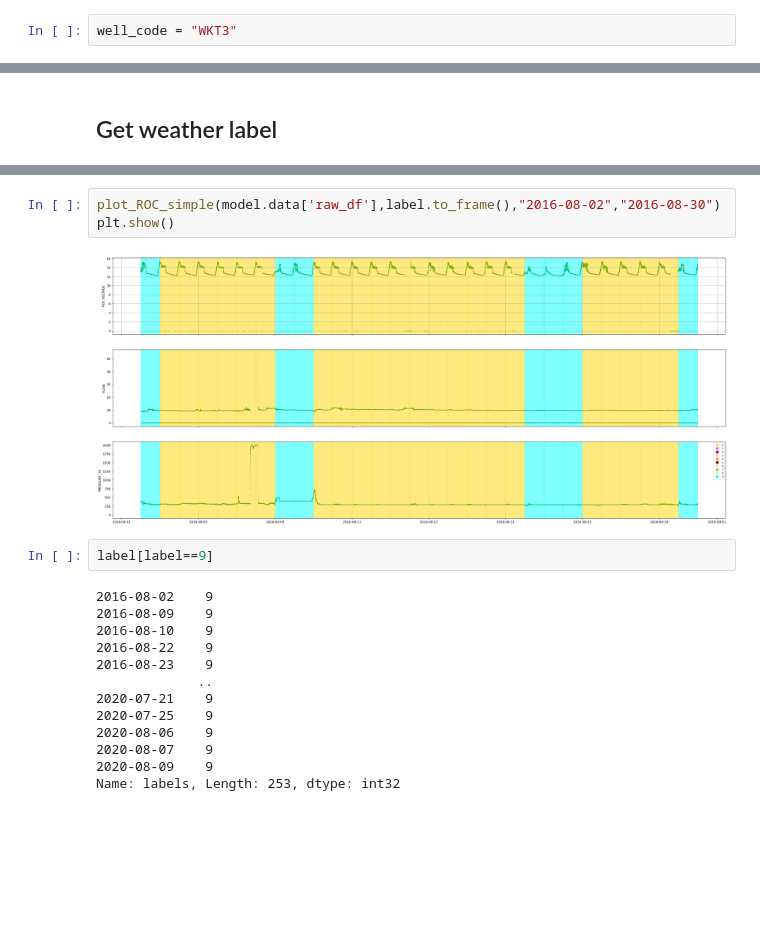
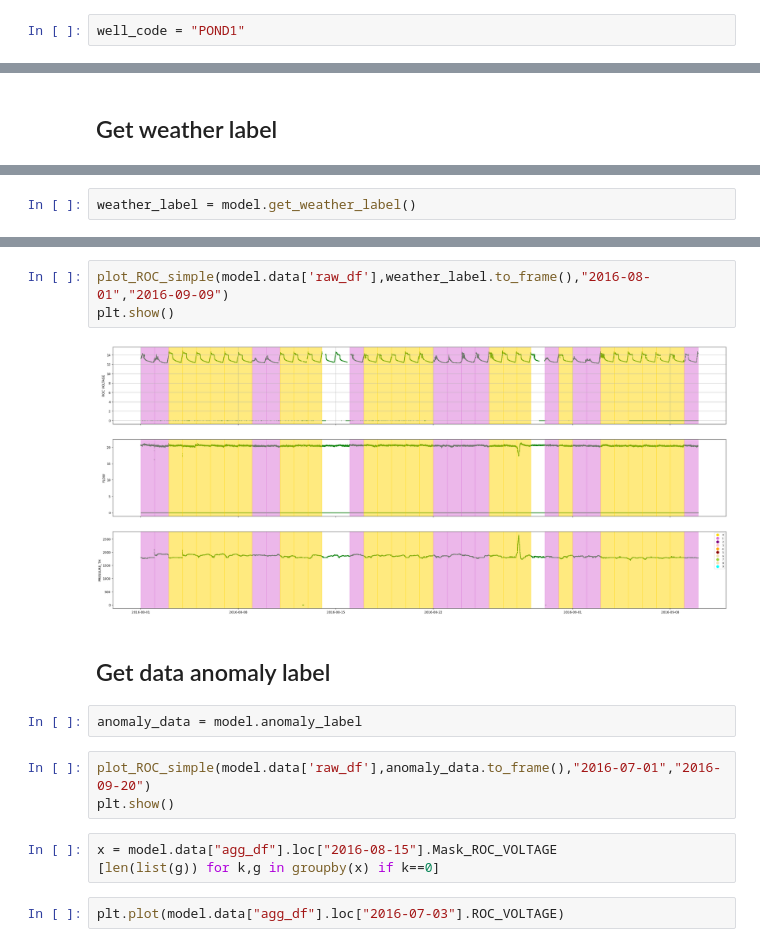
Before and after one commit to HarryLe95/Consilium_ROC_HOANG, a Jupyter notebook: app/BayesianLabel_Example copy.ipynb, the cells around one changed output, grey strips where cells are left out. Cells and saved outputs as stored; diff of their text form; blank space fills up the shorter version.

```diff
--- a/app/BayesianLabel_Example copy.ipynb
+++ b/app/BayesianLabel_Example copy.ipynb
@@ -10,7 +10,7 @@ import matplotlib.pyplot as plt
 from sklearn.cluster import KMeans
 from sklearn.linear_model import LinearRegression
 # %%
-well_code = "WKT3"
+well_code = "POND1"
 # %%
 model = FeatureExtractor(well_code)
 # %% [markdown]
@@ -115,0 +58,2 @@ label.name="labels"
+# %%
+weather_label = model.get_weather_label()
@@ -116,20 +75,17 @@ label.name="labels"
 # %%
-plot_ROC_simple(model.data['raw_df'],label.to_frame(),"2016-08-02","2016-08-30")
+plot_ROC_simple(model.data['raw_df'],weather_label.to_frame(),"2016-08-01","2016-09-09")
 plt.show()
 # %% [output]
-[figure, old version]
+[figure, new version]
-# %%
-label[label==9]
-# %% [output]
-2016-08-02    9
-2016-08-09    9
-2016-08-10    9
-2016-08-22    9
-2016-08-23    9
-             ..
-2020-07-21    9
-2020-07-25    9
-2020-08-06    9
-2020-08-07    9
-2020-08-09    9
-Name: labels, Length: 253, dtype: int32
+# %% [markdown]
+## Get data anomaly label
+# %%
+anomaly_data = model.anomaly_label
+# %%
+plot_ROC_simple(model.data['raw_df'],anomaly_data.to_frame(),"2016-07-01","2016-09-20")
+plt.show()
+# %%
+x = model.data["agg_df"].loc["2016-08-15"].Mask_ROC_VOLTAGE
+[len(list(g)) for k,g in groupby(x) if k==0]
+# %%
+plt.plot(model.data["agg_df"].loc["2016-07-03"].ROC_VOLTAGE)
```
Also changed, not shown: parts of 15 cells of this notebook, 1 other file.
